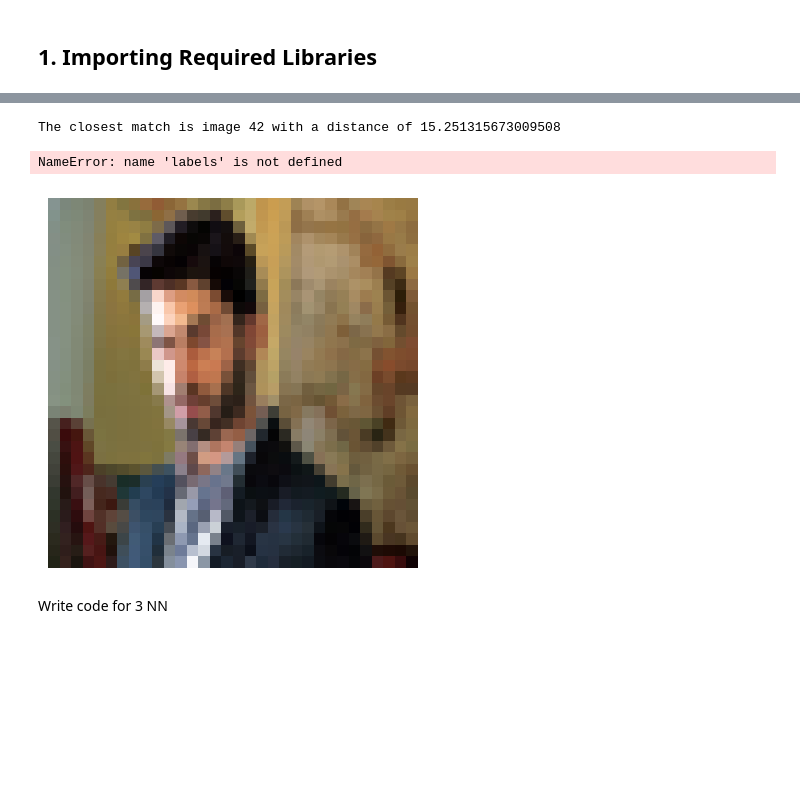
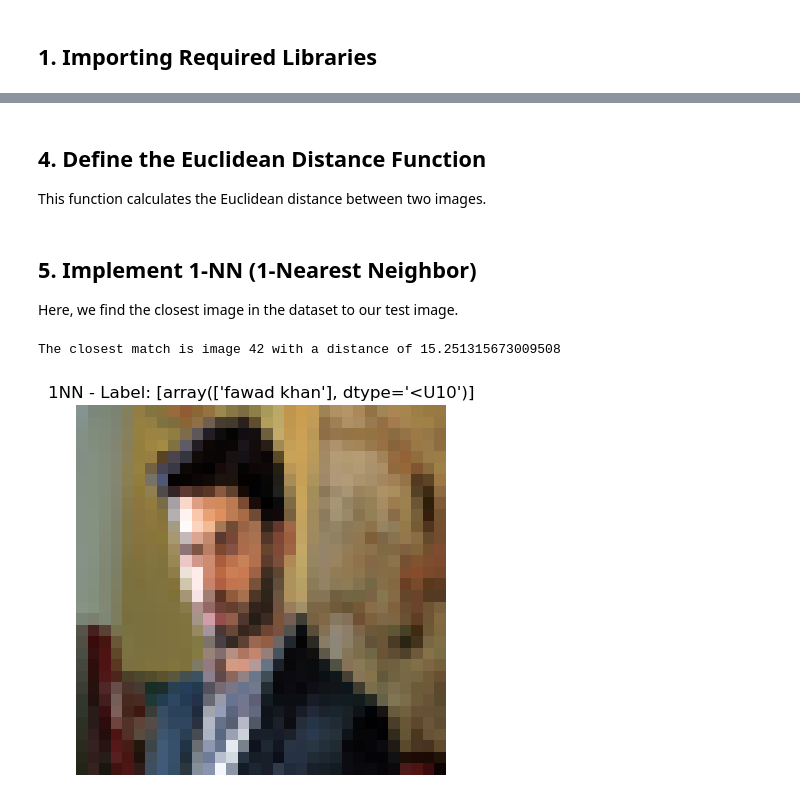
Before and after one commit to iamanasinam/ATS-Internship, a Jupyter notebook: 03. Celebrity Look-Alike Classifier/KKN.ipynb, the cells around one changed output, grey strips where cells are left out. Saved outputs shown, nothing was run; the diff lists cells and outputs as text; code cells hidden in the pictures; blank space fills up the shorter version.

```diff
--- a/03. Celebrity Look-Alike Classifier/KKN.ipynb
+++ b/03. Celebrity Look-Alike Classifier/KKN.ipynb
@@ -115,0 +36,17 @@ In this Block you need to fill the code for 1-NN.
+# %%
+# Load the test image
+test_image_path = './mypic.jpeg'
+test_image = Image.open(test_image_path)
+test_image = np.array(test_image)
+
+# Resize the test image to 32x32 pixels
+resized_image = cv2.resize(test_image, (32, 32))
+
+# Reshape and normalize the test image
+reshaped_image = resized_image.flatten(order="F") / 255.0
+
+# Display the preprocessed test image
+plt.imshow(resized_image)
+plt.axis('off')
+plt.title("Test Image (Resized to 32x32)")
+plt.show()
@@ -116,37 +55,33 @@ In this Block you need to fill the code for 1-NN.
+# %% [markdown]
+## 4. Define the Euclidean Distance Function
+This function calculates the Euclidean distance between two images.
+# %%
+def euclidean_distance(image1, image2):
+    """Calculate the Euclidean distance between two images."""
+    return np.linalg.norm(image1 - image2)
+# %% [markdown]
+## 5. Implement 1-NN (1-Nearest Neighbor)
+Here, we find the closest image in the dataset to our test image.
 # %%
-# Write code for 1 NN
-#Find min distance
-#Fine at which point min value exists
-
-####### Your code here #######
+# 1-NN Implementation
 min_distance = float('inf')
 min_index = -1
 
-# min_distance is initially set to a very large number (float('inf')). This is to ensure that any real distance we calculate will be smaller than this value. min_index is set to -1 to keep track of which image has the smallest distance
-
-
-for i in range(50):
-    G = im[:, :, :, i]
-    G = np.reshape(G, [-1], order="F") / 255.0  # Normalize the dataset images
-
+# Iterate through the dataset to find the closest match
+for i in range(im.shape[-1]):
+    G = im[:, :, :, i].flatten(order="F") / 255.0
     distance = euclidean_distance(reshaped_image, G)
     if distance < min_distance:
         min_distance = distance
         min_index = i
 
-# Display the closest match for 1NN
+# Display the closest match
 print(f"The closest match is image {min_index} with a distance of {min_distance}")
 closest_image = im[:, :, :, min_index]
 plt.imshow(closest_image)
 plt.axis('off')
 plt.title(f"1NN - Label: {labels[min_index]}")
 plt.show()
-
-##############################
 # %% [output]
 The closest match is image 42 with a distance of 15.251315673009508
-NameError: name 'labels' is not defined
-[figure, old version]
+[figure, new version]
-# %% [markdown]
-
-Write code for 3 NN
```
Also changed, not shown: parts of 16 cells of this notebook.
